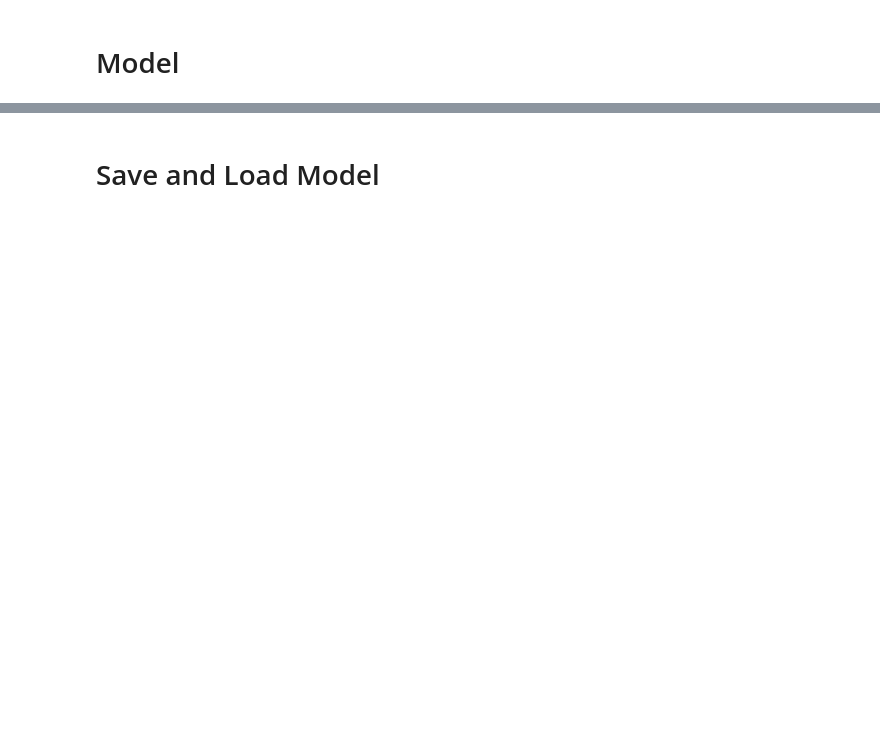
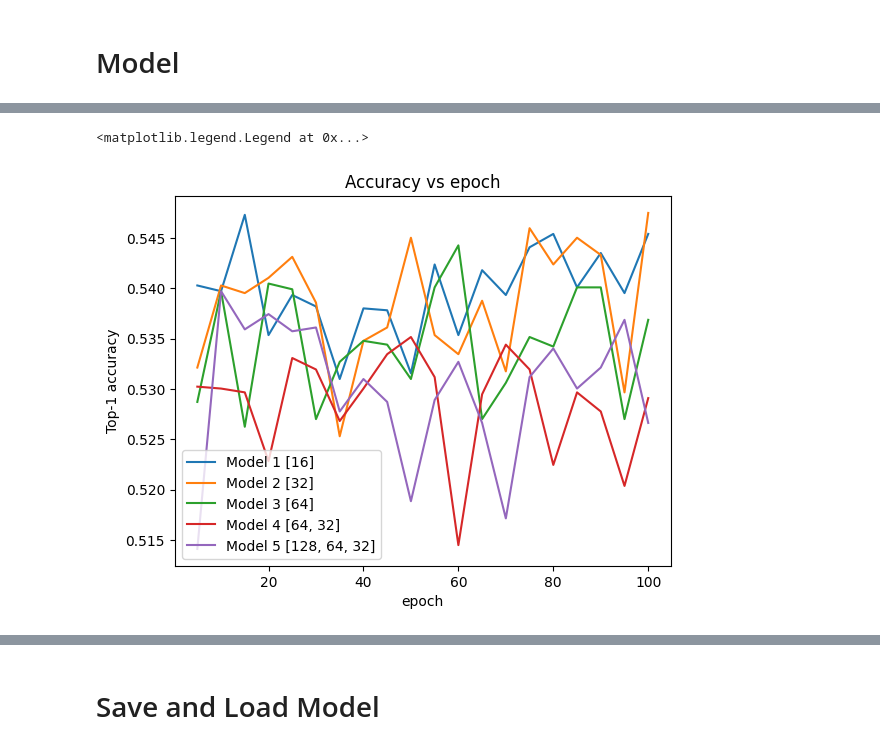
Before and after one commit to Voyageur-Team/Machine-Learning, a Jupyter notebook: recommender.ipynb, the cells around one changed output, grey strips where cells are left out. Drawn from its saved outputs; the diff is of its cells as text; code cells hidden in the pictures; blank space fills up the shorter version.

```diff
--- a/recommender.ipynb
+++ b/recommender.ipynb
@@ -315,0 +547,18 @@ model.evaluate(cached_test, return_dict=True)
+# %%
+# evaluation plot
+num_validation_runs = len(model1_history.history["val_factorized_top_k/top_5_categorical_accuracy"])
+epochs = [(x + 1)* 5 for x in range(num_validation_runs)]
+
+plt.plot(epochs, model1_history.history["val_factorized_top_k/top_5_categorical_accuracy"], label="Model 1 [16]")
+plt.plot(epochs, model2_history.history["val_factorized_top_k/top_5_categorical_accuracy"], label="Model 2 [32]")
+plt.plot(epochs, model3_history.history["val_factorized_top_k/top_5_categorical_accuracy"], label="Model 3 [64]")
+plt.plot(epochs, model4_history.history["val_factorized_top_k/top_5_categorical_accuracy"], label="Model 4 [64, 32]")
+plt.plot(epochs, model5_history.history["val_factorized_top_k/top_5_categorical_accuracy"], label="Model 5 [128, 64, 32]")
+
+plt.title("Accuracy vs epoch")
+plt.xlabel("epoch")
+plt.ylabel("Top-1 accuracy");
+plt.legend()
+# %% [output]
+<matplotlib.legend.Legend at 0x...>
+[figure, added]
```
Also changed, not shown: parts of 66 cells of this notebook, 8 other files.
